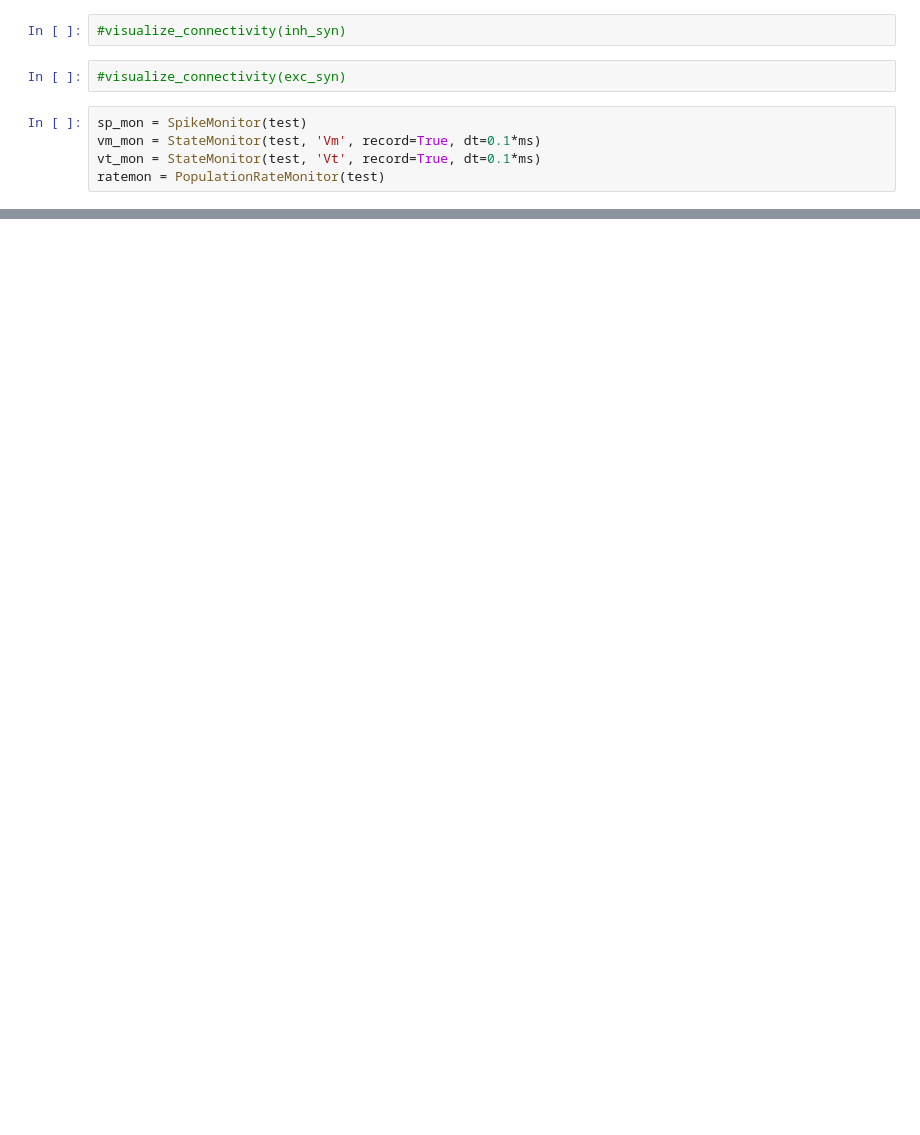
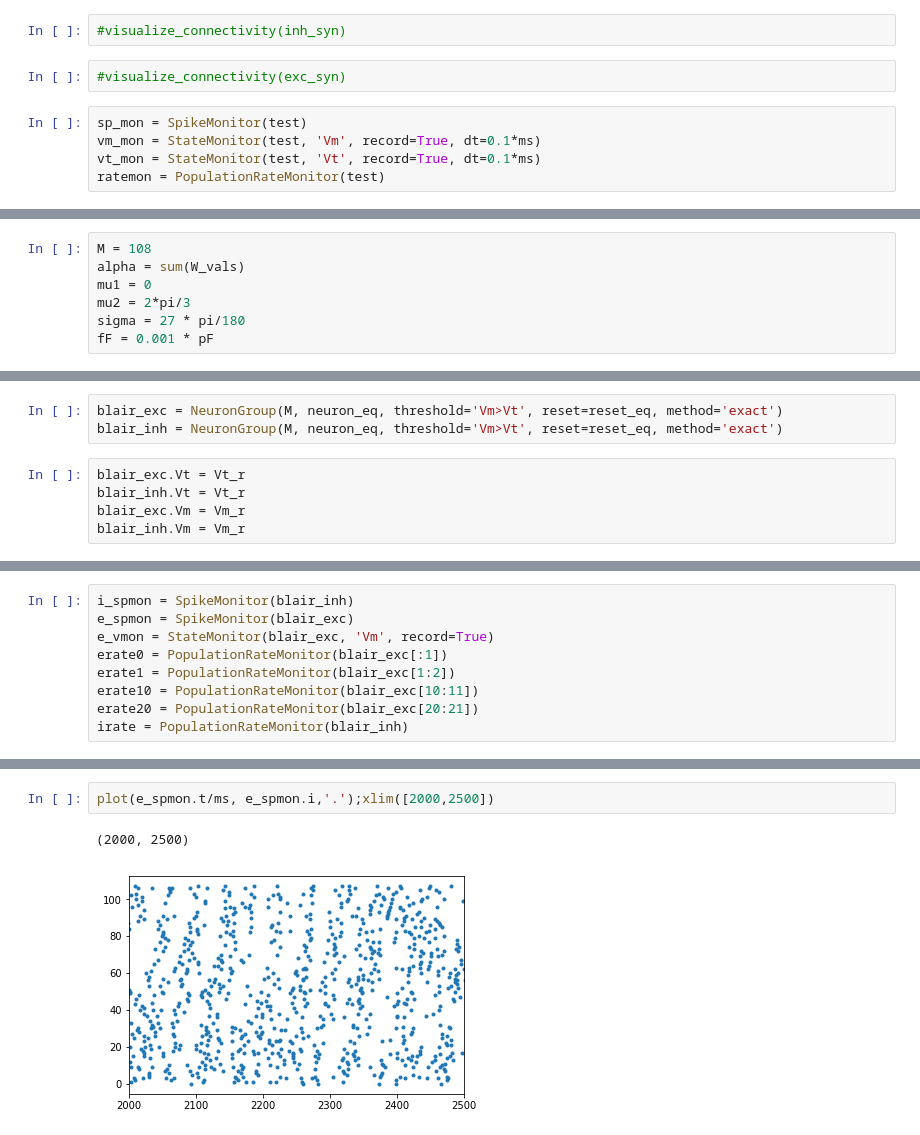
Before and after one commit to acellon/ifat-py, a Jupyter notebook: ifat.ipynb, the cells around one changed output, grey strips where cells are left out. Cells and saved outputs as stored; diff of their text form; blank space fills up the shorter version.

Commit message:
working secondary blair model

```diff
--- a/ifat.ipynb
+++ b/ifat.ipynb
@@ -195,0 +213,7 @@ len(sp_mon.i[sp_mon.i==0])
+# %%
+M = 108
+alpha = sum(W_vals)
+mu1 = 0
+mu2 = 2*pi/3
+sigma = 27 * pi/180
+fF = 0.001 * pF
@@ -195,0 +230,8 @@ len(sp_mon.i[sp_mon.i==0])
+# %%
+blair_exc = NeuronGroup(M, neuron_eq, threshold='Vm>Vt', reset=reset_eq, method='exact')
+blair_inh = NeuronGroup(M, neuron_eq, threshold='Vm>Vt', reset=reset_eq, method='exact')
+# %%
+blair_exc.Vt = Vt_r
+blair_inh.Vt = Vt_r
+blair_exc.Vm = Vm_r
+blair_inh.Vm = Vm_r
@@ -195,0 +261,9 @@ len(sp_mon.i[sp_mon.i==0])
+# %%
+i_spmon = SpikeMonitor(blair_inh)
+e_spmon = SpikeMonitor(blair_exc)
+e_vmon = StateMonitor(blair_exc, 'Vm', record=True)
+erate0 = PopulationRateMonitor(blair_exc[:1])
+erate1 = PopulationRateMonitor(blair_exc[1:2])
+erate10 = PopulationRateMonitor(blair_exc[10:11])
+erate20 = PopulationRateMonitor(blair_exc[20:21])
+irate = PopulationRateMonitor(blair_inh)
@@ -195,0 +283,5 @@ len(sp_mon.i[sp_mon.i==0])
+# %%
+plot(e_spmon.t/ms, e_spmon.i,'.');xlim([2000,2500])
+# %% [output]
+(2000, 2500)
+[figure, added]
```
Also changed, not shown: parts of 28 cells of this notebook, 1 other file.
